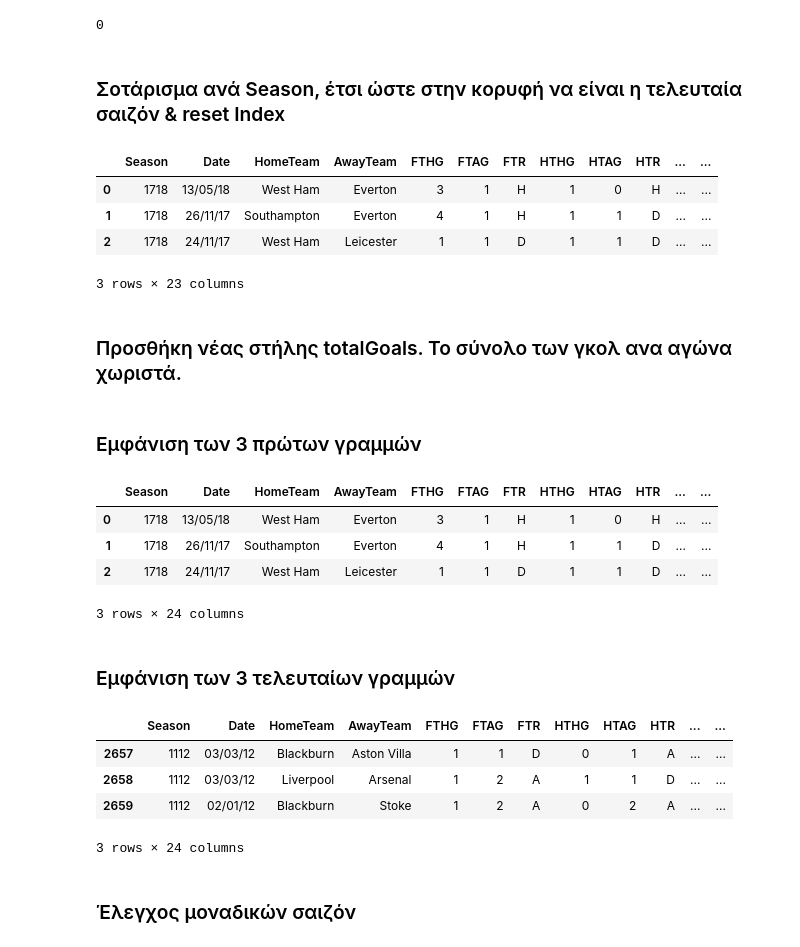
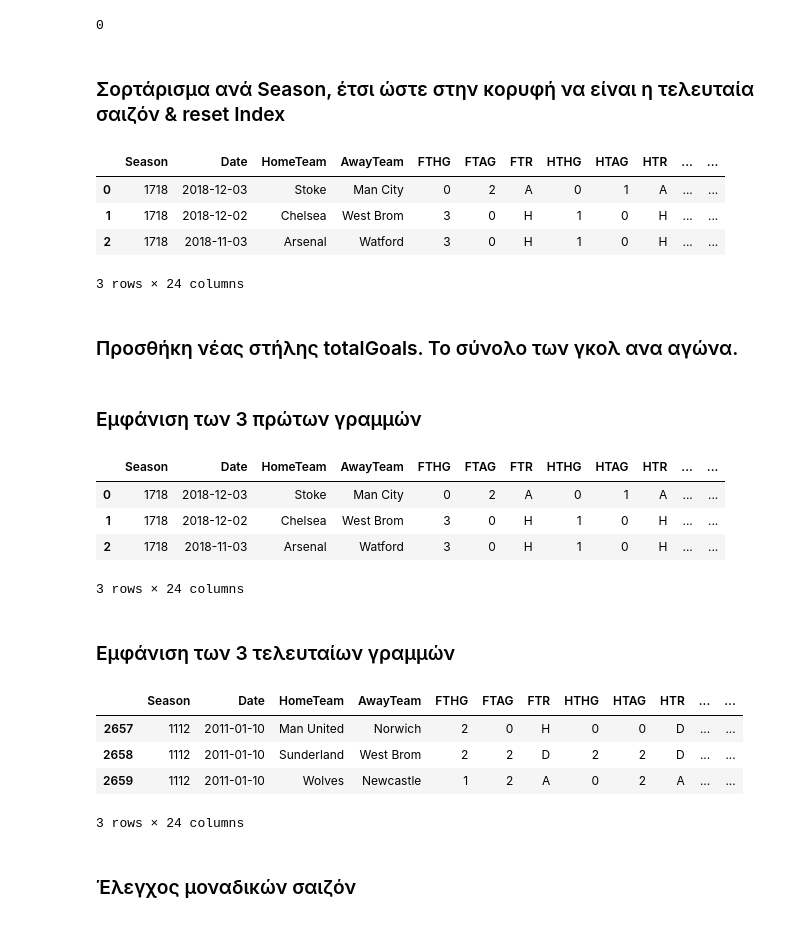
Before and after one commit to stefanosarta/premier-league, a Jupyter notebook: pl.ipynb, the cells around one changed output. Drawn from its saved outputs; the diff is of its cells as text; code cells hidden in the pictures.

```diff
--- a/pl.ipynb
+++ b/pl.ipynb
@@ -10,5 +10,5 @@ pd.options.display.float_format = '{:.2f}'.format
 # %% [markdown]
 ### Διάβασμα του αρχείου CSV
 # %%
-df = pd.read_csv('pl.csv')
+df = pd.read_csv('pl.csv', parse_dates=['Date'])
 # %% [markdown]
@@ -42,18 +42,18 @@ df.isnull().sum().sum()
 # %% [output]
 0
 # %% [markdown]
-### Σοτάρισμα ανά Season, έτσι ώστε στην κορυφή να είναι η τελευταία σαιζόν & reset Index
+### Σορτάρισμα ανά Season, έτσι ώστε στην κορυφή να είναι η τελευταία σαιζόν & reset Index
 # %%
-df = df.sort_values(by = 'Season', ascending=False).reset_index(drop=True)
+df = df.sort_values(['Season', 'Date'], ascending=False).reset_index(drop=True)
 df.head(3)
 # %% [output]
 |  | Season | Date | HomeTeam | AwayTeam | FTHG | FTAG | FTR | HTHG | HTAG | HTR | ... | ... |
-| 0 | 1718 | 13/05/18 | West Ham | Everton | 3 | 1 | H | 1 | 0 | H | ... | ... |
-| 1 | 1718 | 26/11/17 | Southampton | Everton | 4 | 1 | H | 1 | 1 | D | ... | ... |
-| 2 | 1718 | 24/11/17 | West Ham | Leicester | 1 | 1 | D | 1 | 1 | D | ... | ... |
+| 0 | 1718 | 2018-12-03 | Stoke | Man City | 0 | 2 | A | 0 | 1 | A | ... | ... |
+| 1 | 1718 | 2018-12-02 | Chelsea | West Brom | 3 | 0 | H | 1 | 0 | H | ... | ... |
+| 2 | 1718 | 2018-11-03 | Arsenal | Watford | 3 | 0 | H | 1 | 0 | H | ... | ... |
-3 rows × 23 columns
+3 rows × 24 columns
 # %% [markdown]
-### Προσθήκη νέας στήλης totalGoals. Το σύνολο των γκολ ανα αγώνα χωριστά.
+### Προσθήκη νέας στήλης totalGoals. Το σύνολο των γκολ ανα αγώνα.
 # %%
 df['totalGoals'] = df['FTHG'] + df['FTAG']
 # %% [markdown]
@@ -62,9 +62,9 @@ df['totalGoals'] = df['FTHG'] + df['FTAG']
 df.head(3)
 # %% [output]
 |  | Season | Date | HomeTeam | AwayTeam | FTHG | FTAG | FTR | HTHG | HTAG | HTR | ... | ... |
-| 0 | 1718 | 13/05/18 | West Ham | Everton | 3 | 1 | H | 1 | 0 | H | ... | ... |
-| 1 | 1718 | 26/11/17 | Southampton | Everton | 4 | 1 | H | 1 | 1 | D | ... | ... |
-| 2 | 1718 | 24/11/17 | West Ham | Leicester | 1 | 1 | D | 1 | 1 | D | ... | ... |
+| 0 | 1718 | 2018-12-03 | Stoke | Man City | 0 | 2 | A | 0 | 1 | A | ... | ... |
+| 1 | 1718 | 2018-12-02 | Chelsea | West Brom | 3 | 0 | H | 1 | 0 | H | ... | ... |
+| 2 | 1718 | 2018-11-03 | Arsenal | Watford | 3 | 0 | H | 1 | 0 | H | ... | ... |
 3 rows × 24 columns
 # %% [markdown]
 ### Εμφάνιση των 3 τελευταίων γραμμών
@@ -72,9 +72,9 @@ df.head(3)
 df.tail(3)
 # %% [output]
 |  | Season | Date | HomeTeam | AwayTeam | FTHG | FTAG | FTR | HTHG | HTAG | HTR | ... | ... |
-| 2657 | 1112 | 03/03/12 | Blackburn | Aston Villa | 1 | 1 | D | 0 | 1 | A | ... | ... |
-| 2658 | 1112 | 03/03/12 | Liverpool | Arsenal | 1 | 2 | A | 1 | 1 | D | ... | ... |
-| 2659 | 1112 | 02/01/12 | Blackburn | Stoke | 1 | 2 | A | 0 | 2 | A | ... | ... |
+| 2657 | 1112 | 2011-01-10 | Man United | Norwich | 2 | 0 | H | 0 | 0 | D | ... | ... |
+| 2658 | 1112 | 2011-01-10 | Sunderland | West Brom | 2 | 2 | D | 2 | 2 | D | ... | ... |
+| 2659 | 1112 | 2011-01-10 | Wolves | Newcastle | 1 | 2 | A | 0 | 2 | A | ... | ... |
 3 rows × 24 columns
 # %% [markdown]
 ### Έλεγχος μοναδικών σαιζόν
```
Also changed, not shown: parts of 36 cells of this notebook.
